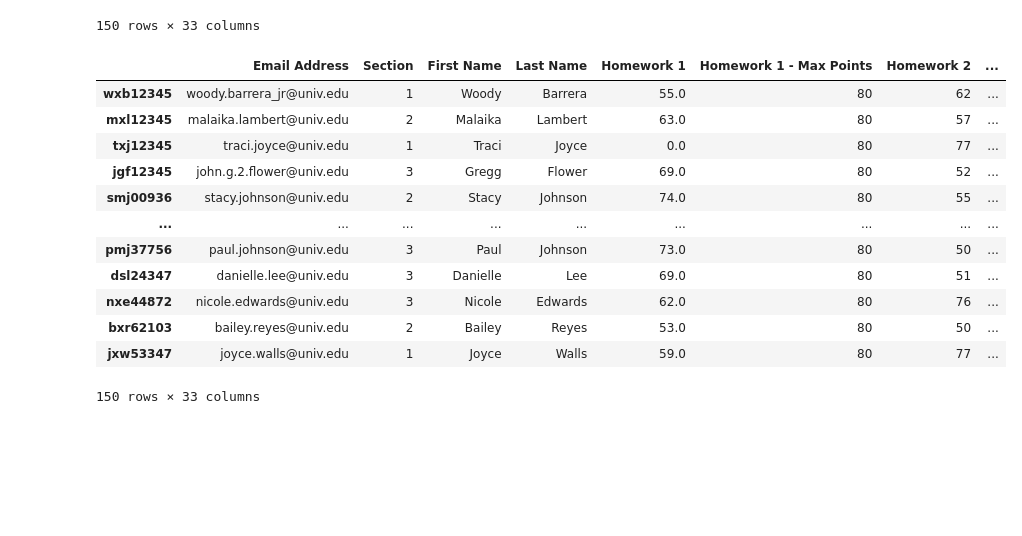
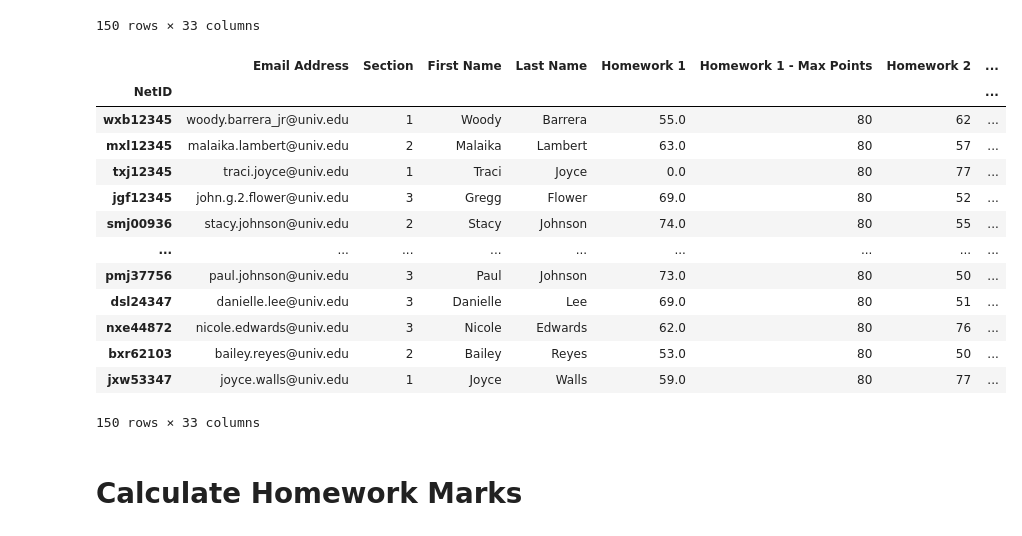
Before and after one commit to nbljain/gradebook_python, a Jupyter notebook: gradebook_pandas.ipynb, the cells around one changed output. Drawn from its saved outputs; the diff is of its cells as text; code cells hidden in the pictures; blank space fills up the shorter version.

```diff
--- a/gradebook_pandas.ipynb
+++ b/gradebook_pandas.ipynb
@@ -3,7 +3,7 @@ import pandas as pd
 import pathlib
 # %%
 DATA_FOLDER = pathlib.Path(
-    "/gradebook_python/data"
+    "/content/drive/MyDrive/gradebook_python/data"
 )
 # %%
 hw_exam_grades = pd.read_csv(
@@ -150,9 +150,10 @@ final_data
 # %%
 final_data =  final_data.fillna(0)
 # %%
-final_data
+final_data.rename_axis("NetID")
 # %% [output]
 |  | Email Address | Section | First Name | Last Name | Homework 1 | Homework 1 - Max Points | Homework 2 | ... |
+| NetID |  |  |  |  |  |  |  | ... |
 | wxb12345 | woody.barrera_jr@univ.edu | 1 | Woody | Barrera | 55.0 | 80 | 62 | ... |
 | mxl12345 | malaika.lambert@univ.edu | 2 | Malaika | Lambert | 63.0 | 80 | 57 | ... |
 | txj12345 | traci.joyce@univ.edu | 1 | Traci | Joyce | 0.0 | 80 | 77 | ... |
@@ -165,3 +166,5 @@ final_data
 | bxr62103 | bailey.reyes@univ.edu | 2 | Bailey | Reyes | 53.0 | 80 | 50 | ... |
 | jxw53347 | joyce.walls@univ.edu | 1 | Joyce | Walls | 59.0 | 80 | 77 | ... |
 150 rows × 33 columns
+# %% [markdown]
+# Calculate Homework Marks
```
Also changed, not shown: parts of 5 cells of this notebook.
